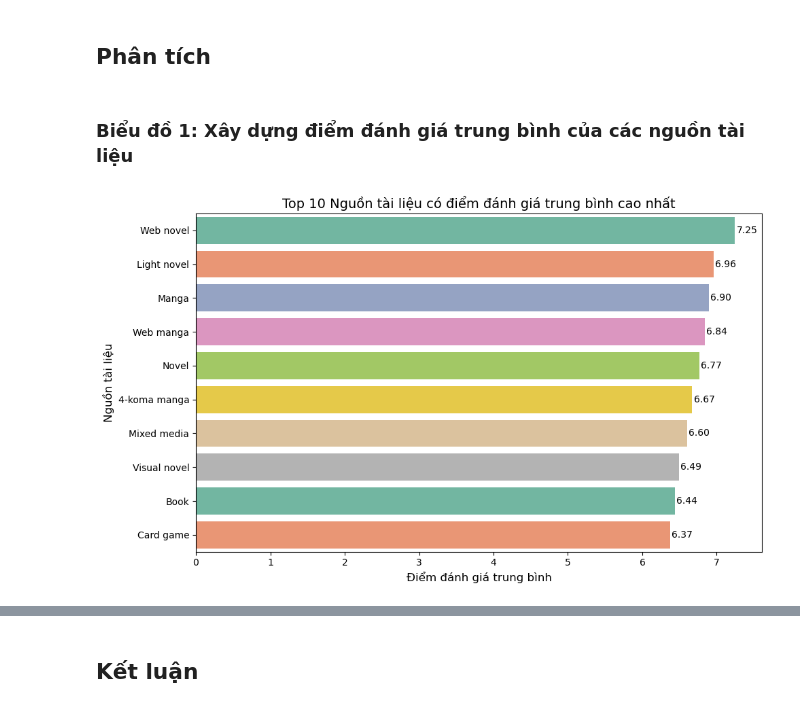
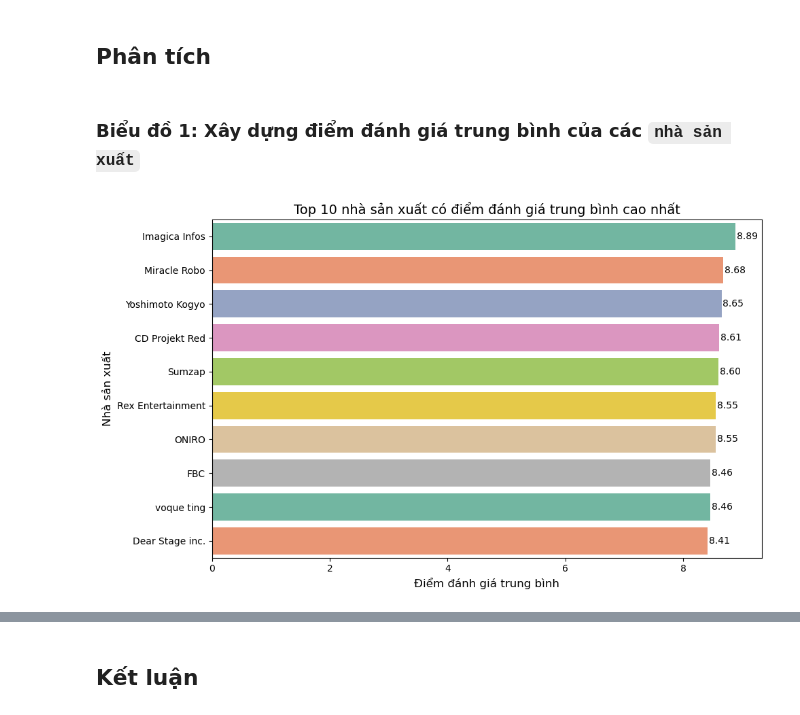
Before and after one commit to V1nk4n/Intro2DS_FinalProject, a Jupyter notebook: data_questions/question_thienanta1501_2.ipynb, the cells around one changed output, grey strips where cells are left out. Saved outputs shown, nothing was run; the diff lists cells and outputs as text; code cells hidden in the pictures.

```diff
--- a/data_questions/question_thienanta1501_2.ipynb
+++ b/data_questions/question_thienanta1501_2.ipynb
@@ -56,5 +80,4 @@ Phần trăm các giá trị 'UNKNOWN' trong cột 'Source': 7.53%
 # %%
-# Với số lượng ít hơn 10% này ta sẽ tiến hành xóa các hàng này luôn
-cleaned_df = cleaned_df[cleaned_df['Source'] != 'UNKNOWN']
+cleaned_df = cleaned_df[cleaned_df['Producers'] != 'UNKNOWN']
 # %%
 # Check kết quả
@@ -63,0 +89,5 @@ print(cleaned_df[cleaned_df['Source'] == 'UNKNOWN'].shape[0])
+# %%
+cleaned_df['Producers'] = cleaned_df['Producers'].str.split(', ')
+cleaned_df = cleaned_df.explode('Producers')
+cleaned_df.head()
+#Xem thử kết quả sau khi explode
@@ -64,28 +101,25 @@ print(cleaned_df[cleaned_df['Source'] == 'UNKNOWN'].shape[0])
 # %% [markdown]
 ## Phân tích
 # %% [markdown]
-### Biểu đồ 1: Xây dựng điểm đánh giá trung bình của các nguồn tài liệu
+### Biểu đồ 1: Xây dựng điểm đánh giá trung bình của các `nhà sản xuất`
 # %%
-# Tính trung bình điểm số của từng Nguồn tài liệu (Source)
-top_source = (cleaned_df.groupby('Source')['Score'].mean().sort_values(ascending=False).head(10))
-
-# Tính trung bình điểm số của từng Nguồn tài liệu (Source)
-top_source = (cleaned_df.groupby('Source')['Score'].mean().sort_values(ascending=False).head(10))
+# Tính trung bình điểm số của từng Nhà sản xuất (Producers)
+top_producers = (cleaned_df.groupby('Producers')['Score'].mean().sort_values(ascending=False).head(10))
 
 # Vẽ biểu đồ cột ngang
 plt.figure(figsize=(10, 6))
-ax = sns.barplot(x=top_source.values, y=top_source.index, hue=top_source.index, palette="Set2", dodge=False)
+ax = sns.barplot(x=top_producers.values, y=top_producers.index, hue=top_producers.index, palette="Set2", dodge=False)
 
 # Thêm giá trị điểm trung bình vào các thanh
-for i in range(len(top_source)):
-    ax.text(top_source.values[i] + 0.02, i, f'{top_source.values[i]:.2f}', ha='left', va='center', fontsize=10)
+for i in range(len(top_producers)):
+    ax.text(top_producers.values[i] + 0.02, i, f'{top_producers.values[i]:.2f}', ha='left', va='center', fontsize=10)
 
 # Tiêu đề và nhãn trục
-plt.title('Top 10 Nguồn tài liệu có điểm đánh giá trung bình cao nhất', fontsize=14)
+plt.title('Top 10 nhà sản xuất có điểm đánh giá trung bình cao nhất', fontsize=14)
 plt.xlabel('Điểm đánh giá trung bình', fontsize=12)
-plt.ylabel('Nguồn tài liệu', fontsize=12)
+plt.ylabel('Nhà sản xuất', fontsize=12)
 
 plt.tight_layout()
 plt.show()
 # %% [output]
-[figure, old version]
+[figure, new version]
```
Also changed, not shown: parts of 14 cells of this notebook, 2 other files.
